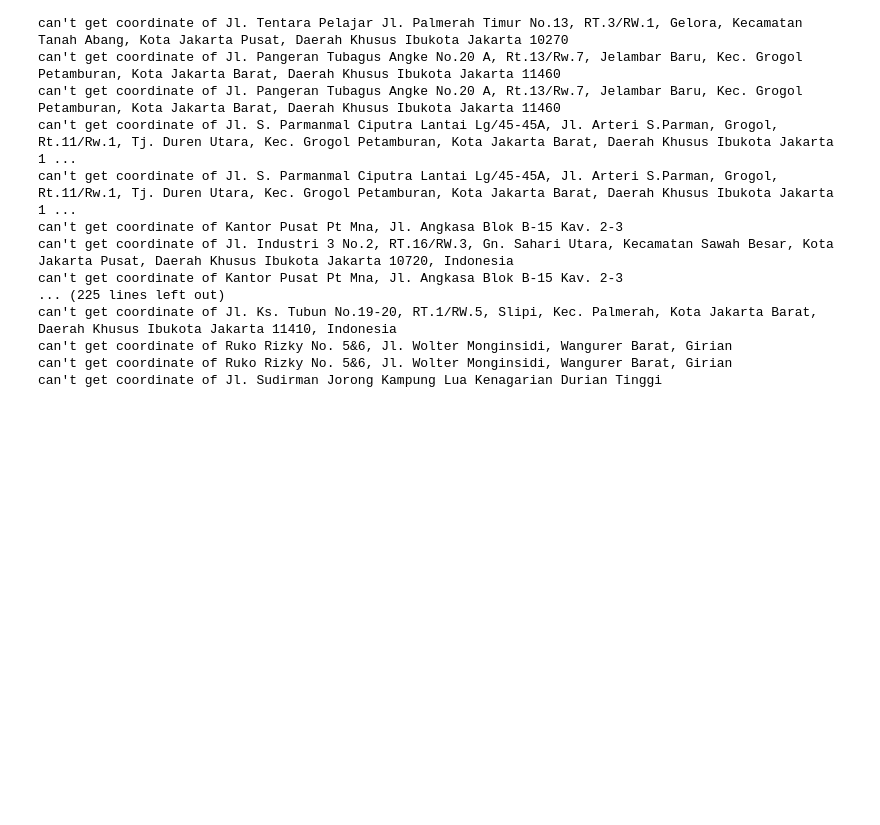
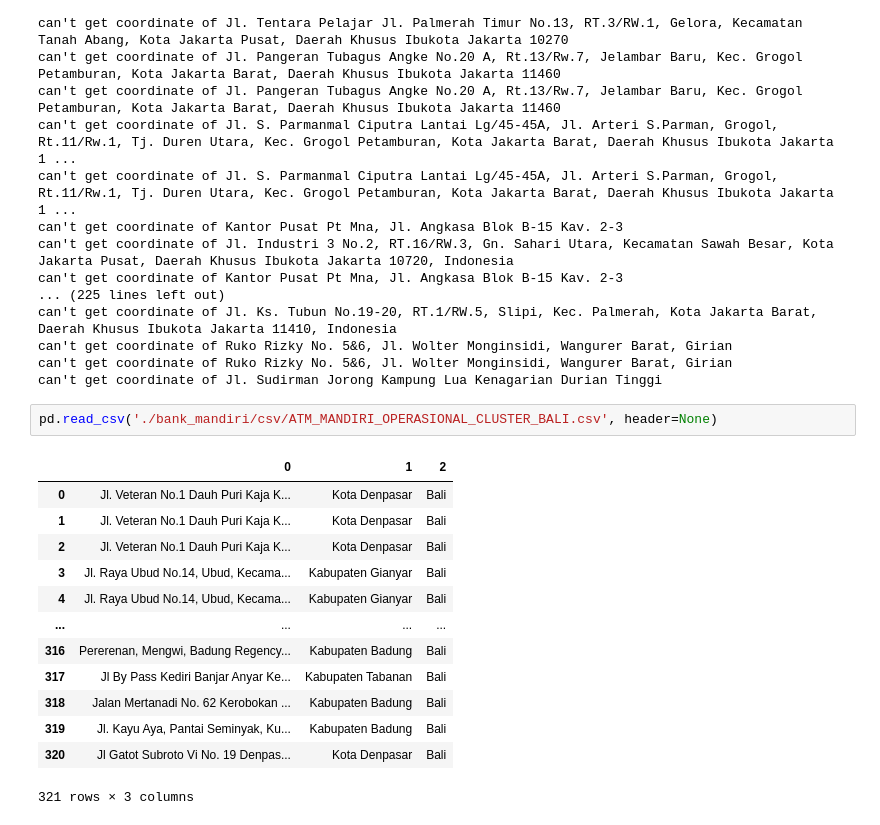
Before and after one commit to jasonrichdarmawan/bca-bri-atm-web-scraping, a Jupyter notebook: atm_bank_mandiri_web_scraping.ipynb, the cells around one changed output. Saved outputs shown, nothing was run; the diff lists cells and outputs as text; blank space fills up the shorter version.

```diff
--- a/atm_bank_mandiri_web_scraping.ipynb
+++ b/atm_bank_mandiri_web_scraping.ipynb
@@ -165,3 +165,19 @@ can't get coordinate of Jl. Ks. Tubun No.19-20, RT.1/RW.5, Slipi, Kec. Palmerah,
 can't get coordinate of Ruko Rizky No. 5&6, Jl. Wolter Monginsidi, Wangurer Barat, Girian
 can't get coordinate of Ruko Rizky No. 5&6, Jl. Wolter Monginsidi, Wangurer Barat, Girian
 can't get coordinate of Jl. Sudirman Jorong Kampung Lua Kenagarian Durian Tinggi
+# %%
+pd.read_csv('./bank_mandiri/csv/ATM_MANDIRI_OPERASIONAL_CLUSTER_BALI.csv', header=None)
+# %% [output]
+|  | 0 | 1 | 2 |
+| 0 | Jl. Veteran No.1 Dauh Puri Kaja K... | Kota Denpasar | Bali |
+| 1 | Jl. Veteran No.1 Dauh Puri Kaja K... | Kota Denpasar | Bali |
+| 2 | Jl. Veteran No.1 Dauh Puri Kaja K... | Kota Denpasar | Bali |
+| 3 | Jl. Raya Ubud No.14, Ubud, Kecama... | Kabupaten Gianyar | Bali |
+| 4 | Jl. Raya Ubud No.14, Ubud, Kecama... | Kabupaten Gianyar | Bali |
+| ... | ... | ... | ... |
+| 316 | Pererenan, Mengwi, Badung Regency... | Kabupaten Badung | Bali |
+| 317 | Jl By Pass Kediri Banjar Anyar Ke... | Kabupaten Tabanan | Bali |
+| 318 | Jalan Mertanadi No. 62 Kerobokan ... | Kabupaten Badung | Bali |
+| 319 | Jl. Kayu Aya, Pantai Seminyak, Ku... | Kabupaten Badung | Bali |
+| 320 | Jl Gatot Subroto Vi No. 19 Denpas... | Kota Denpasar | Bali |
+321 rows × 3 columns
```
Also changed, not shown: parts of 1 cell of this notebook, 1 other file.
